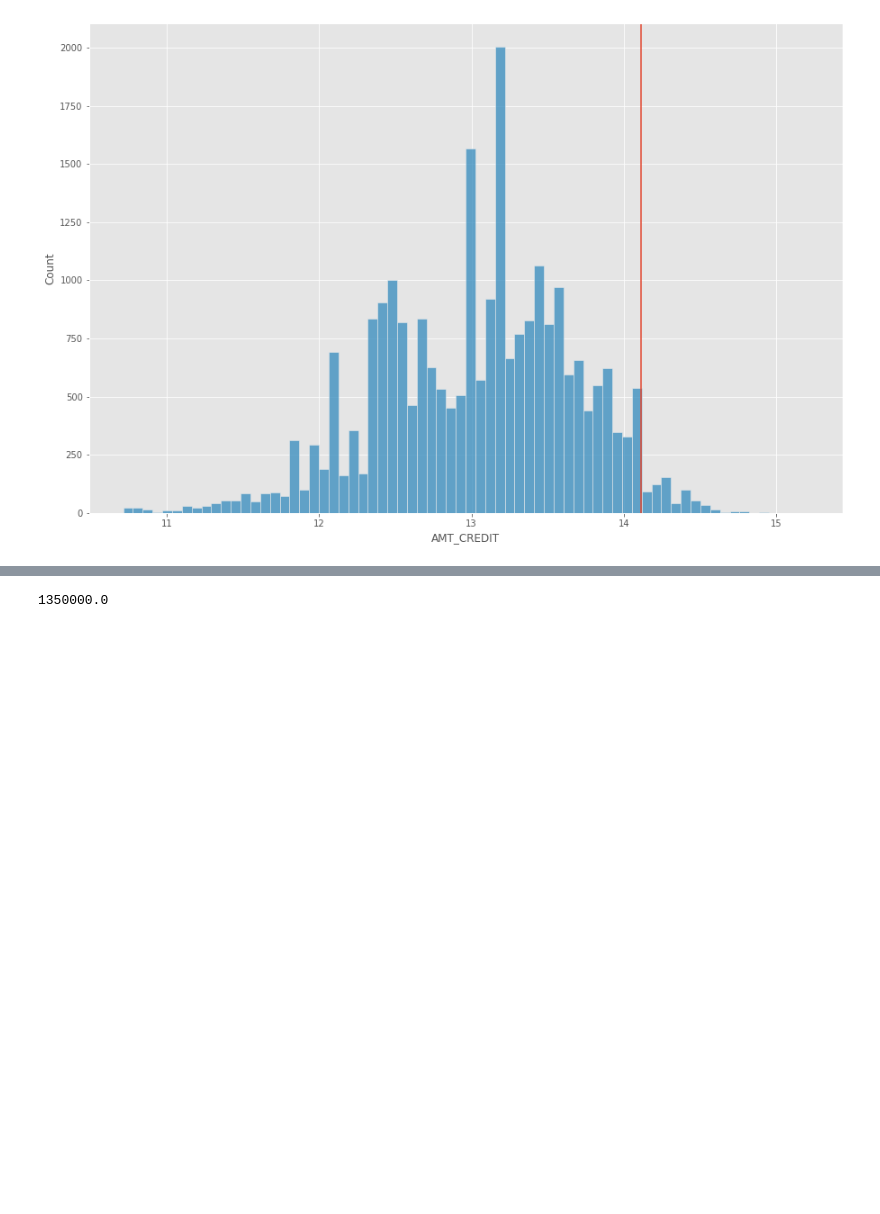
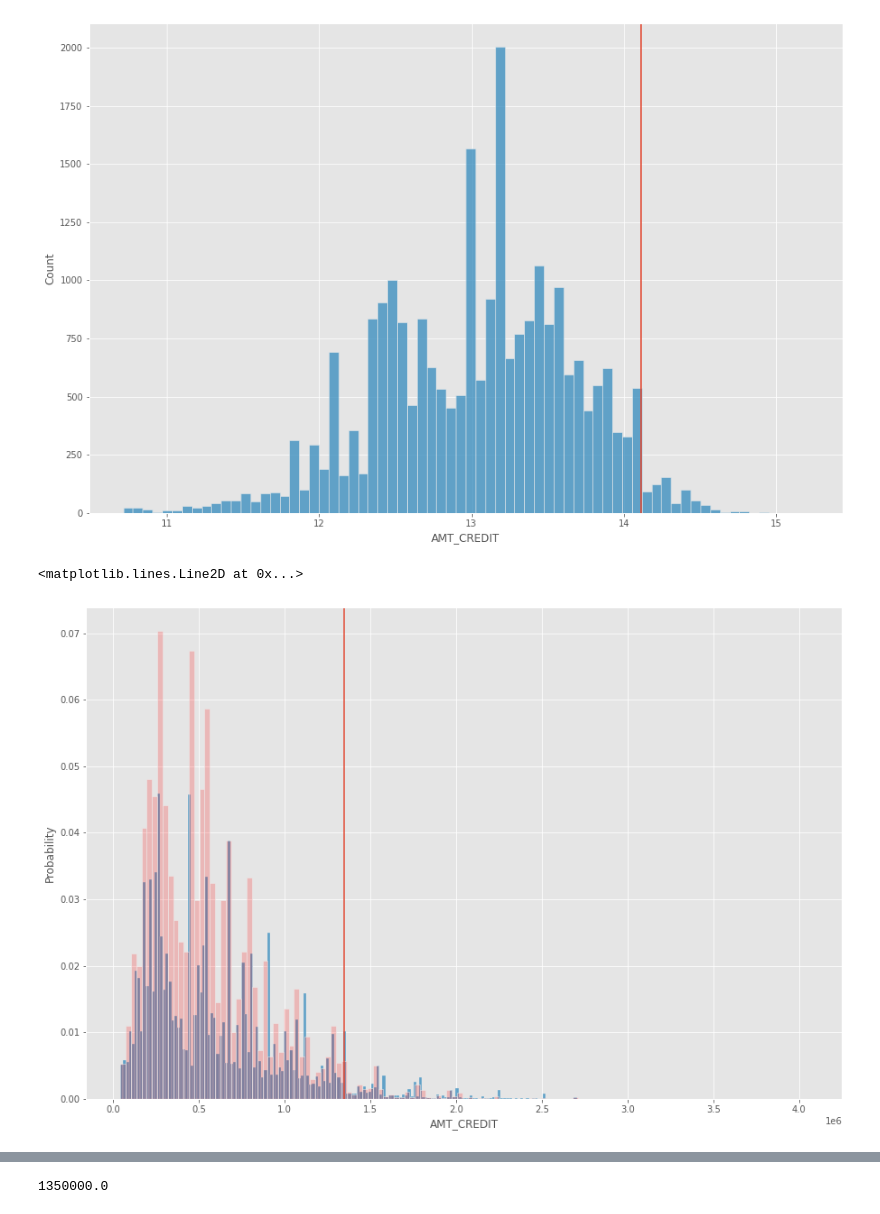
Before and after one commit to Antonio-Avila/Home-Credit-Default, a Jupyter notebook: Current_Apps_EDA.ipynb, the cells around one changed output, grey strips where cells are left out. Cells and saved outputs as stored; diff of their text form; code cells hidden in the pictures; blank space fills up the shorter version.

```diff
--- a/Current_Apps_EDA.ipynb
+++ b/Current_Apps_EDA.ipynb
@@ -540,3 +538,11 @@ plt.axvline(np.log(app_train.AMT_CREDIT.quantile(quant)))
 plt.show()
 # %% [output]
 [figure]
+# %%
+stat = "probability"
+sns.histplot(app_train.AMT_CREDIT[app_train.TARGET == 0], stat = stat)
+sns.histplot(app_train.AMT_CREDIT[app_train.TARGET == 1], stat = stat, color = "red", alpha = 0.2)
+plt.axvline((app_train.AMT_CREDIT.quantile(quant)))
+# %% [output]
+<matplotlib.lines.Line2D at 0x...>
+[figure, added]
```
Also changed, not shown: parts of 3 cells of this notebook.
